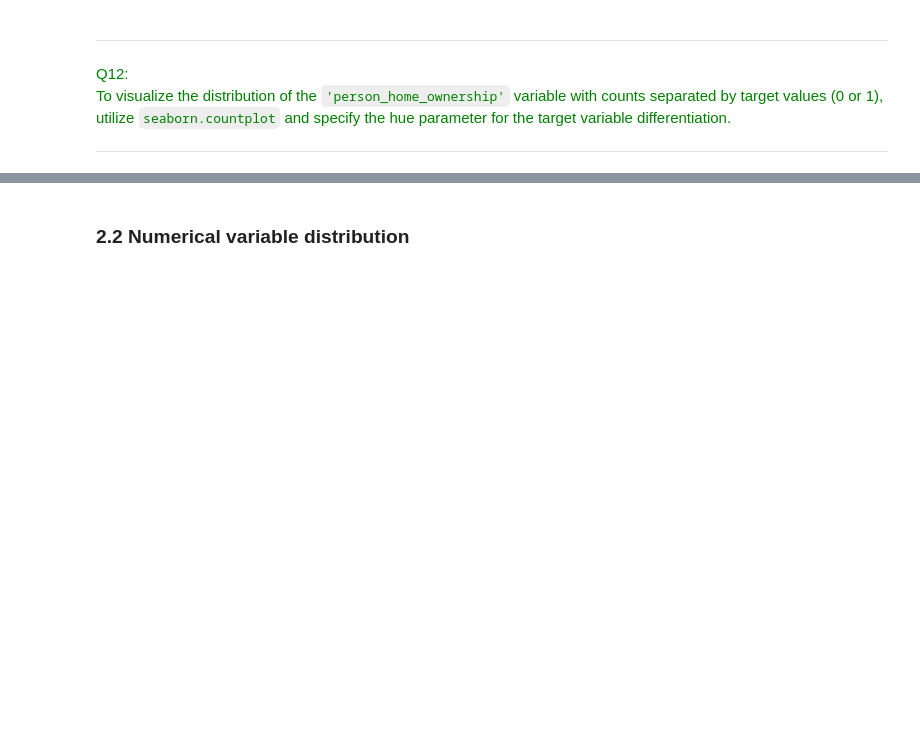
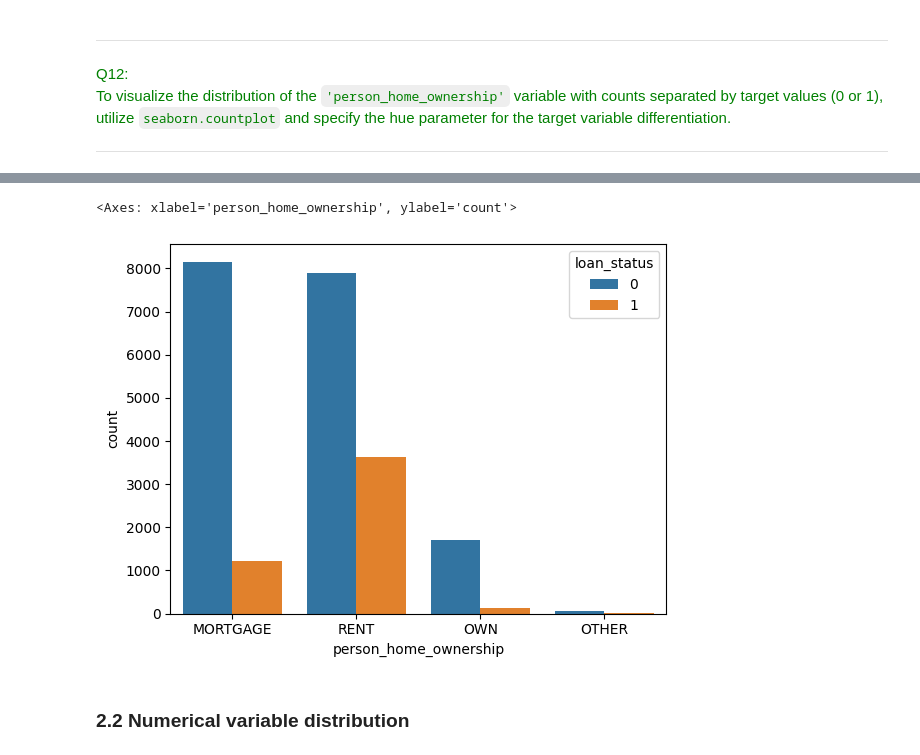
Before and after one commit to MetinLamby/MLforFinance, a Jupyter notebook: Programming_Sessions/Programming_Session_2/Programming_Session_2.ipynb, the cells around one changed output, grey strips where cells are left out. Saved outputs shown, nothing was run; the diff lists cells and outputs as text; code cells hidden in the pictures; blank space fills up the shorter version.

```diff
--- a/Programming_Sessions/Programming_Session_2/Programming_Session_2.ipynb
+++ b/Programming_Sessions/Programming_Session_2/Programming_Session_2.ipynb
@@ -319,3 +360,8 @@ To visualize the distribution of the `'person_home_ownership'` variable with cou
+# %%
+sns.countplot(train_categorical, x="person_home_ownership", hue="loan_status")
+# %% [output]
+<Axes: xlabel='person_home_ownership', ylabel='count'>
+[figure, added]
 # %% [markdown]
 ### 2.2 Numerical variable distribution
 # %% [markdown]
```
Also changed, not shown: parts of 26 cells of this notebook.
